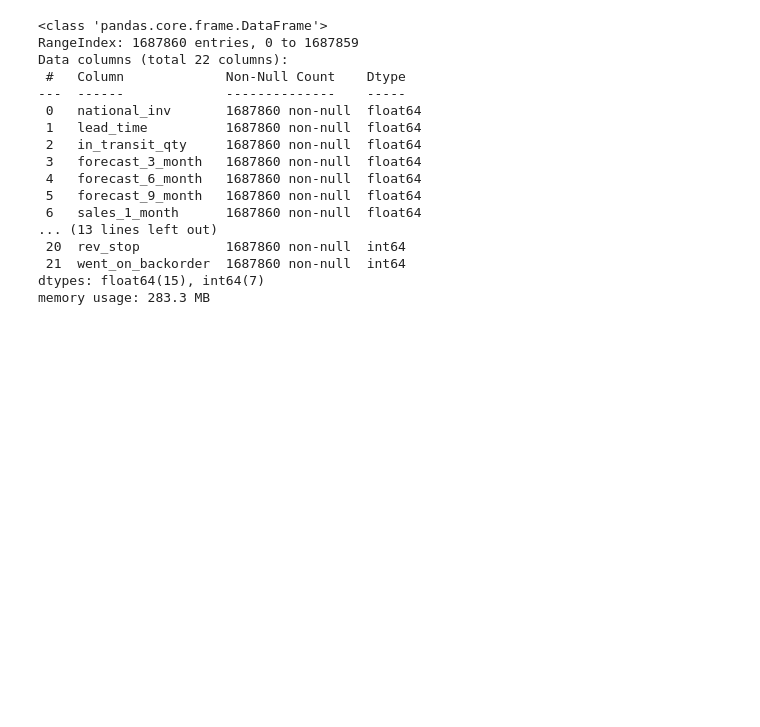
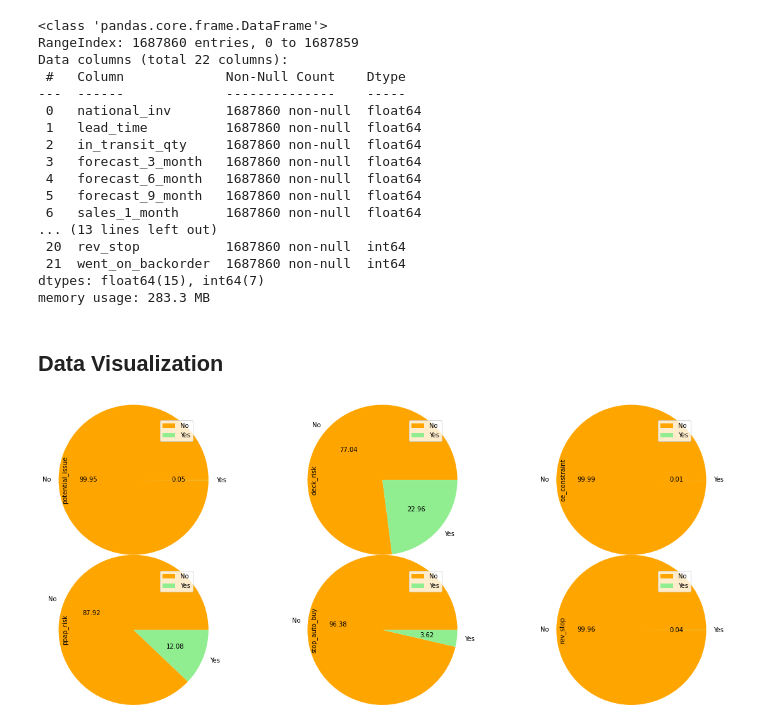
Before and after one commit to Rahul-71/BackOrderPrediction, a Jupyter notebook: BackOrder_Prediction_iNeuron.ipynb, the cells around one changed output. Cells and saved outputs as stored; diff of their text form; code cells hidden in the pictures; blank space fills up the shorter version.

```diff
--- a/BackOrder_Prediction_iNeuron.ipynb
+++ b/BackOrder_Prediction_iNeuron.ipynb
@@ -11,2 +33,2 @@ from imblearn.over_sampling import SMOTE
 # %%
-df = pd.read_csv('/content/drive/MyDrive/AAIC/DATASET/BackOrder_Internship/Kaggle_Training_Dataset_v2.csv')
+df = pd.read_csv('/content/drive/MyDrive/BackOrder_Internship/Kaggle_Training_Dataset_v2.csv')
@@ -118,8 +142,10 @@ Index(['national_inv', 'lead_time', 'in_transit_qty', 'forecast_3_month',
        'perf_12_month_avg', 'local_bo_qty', 'deck_risk', 'oe_constraint',
        'ppap_risk', 'stop_auto_buy', 'rev_stop', 'went_on_backorder'],
       dtype='object')
+# %%
+catg_features = df.select_dtypes(include=['O']).columns
 # %%
-df[df.select_dtypes(include=['O']).columns] = df[df.select_dtypes(include=['O']).columns].applymap(lambda x: 0 if x=='No' else 1)
+df[catg_features] = df[catg_features].applymap(lambda x: 0 if x=='No' else 1)
 # %%
 df.fillna(value=df.lead_time.median(), inplace=True)
 # %%
@@ -142,3 +168,20 @@ Data columns (total 22 columns):
  21  went_on_backorder  1687860 non-null  int64
 dtypes: float64(15), int64(7)
 memory usage: 283.3 MB
+# %% [markdown]
+<h2> Data Visualization
+# %%
+# removing target variable from the list ie. 'went_on_backorder'
+num_features = list(set(df.columns) - set(catg_features))
+catg_features = list(catg_features)
+
+catg_features.remove('went_on_backorder')
+# %%
+# PIE CHART
+plt.figure(figsize=(20,8))
+for i,feat in enumerate(catg_features):
+  plt.subplot(2,3,i+1)
+  df[feat].value_counts().plot(kind='pie', autopct='%.2f', radius = 1.5, legend=True, colors=['orange','lightgreen'], labels=['No','Yes'])
+plt.show()
+# %% [output]
+[figure, added]
```
Also changed, not shown: parts of 8 cells of this notebook.
